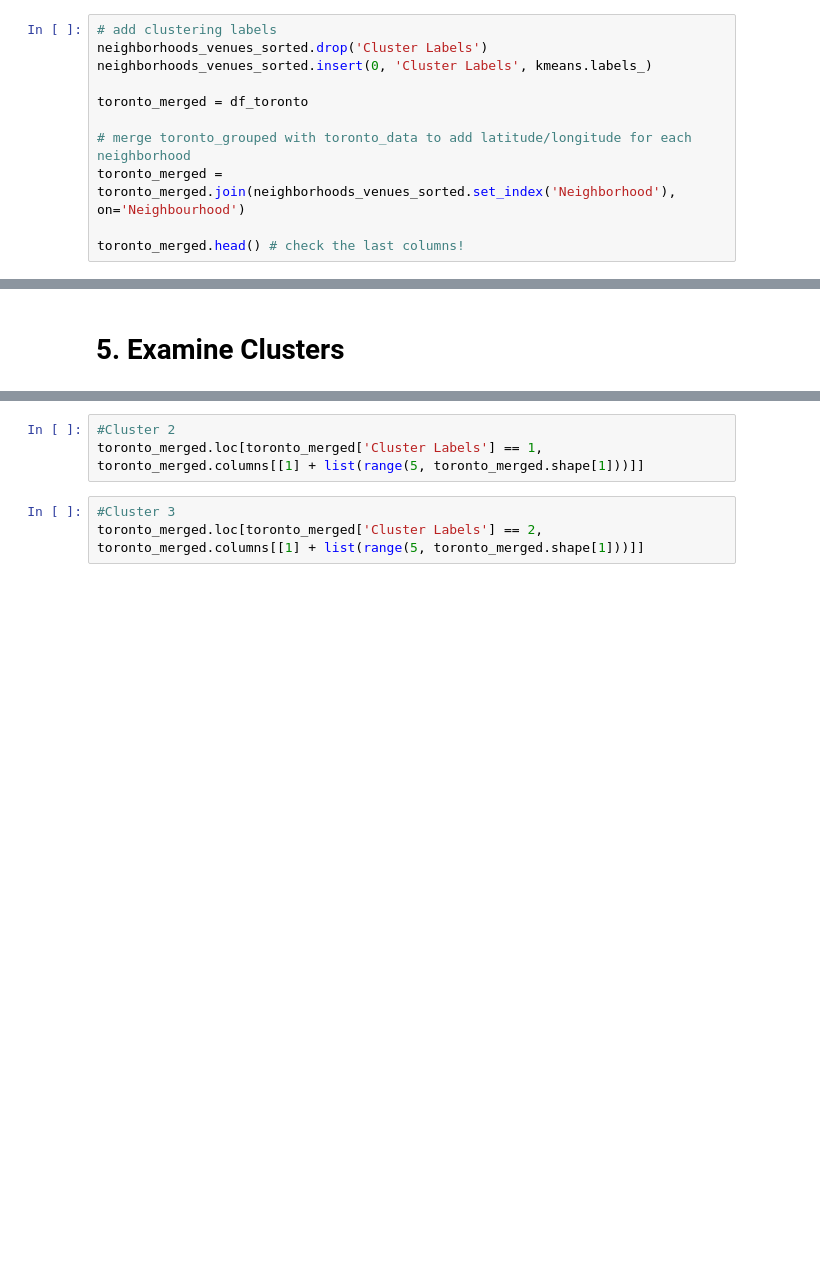
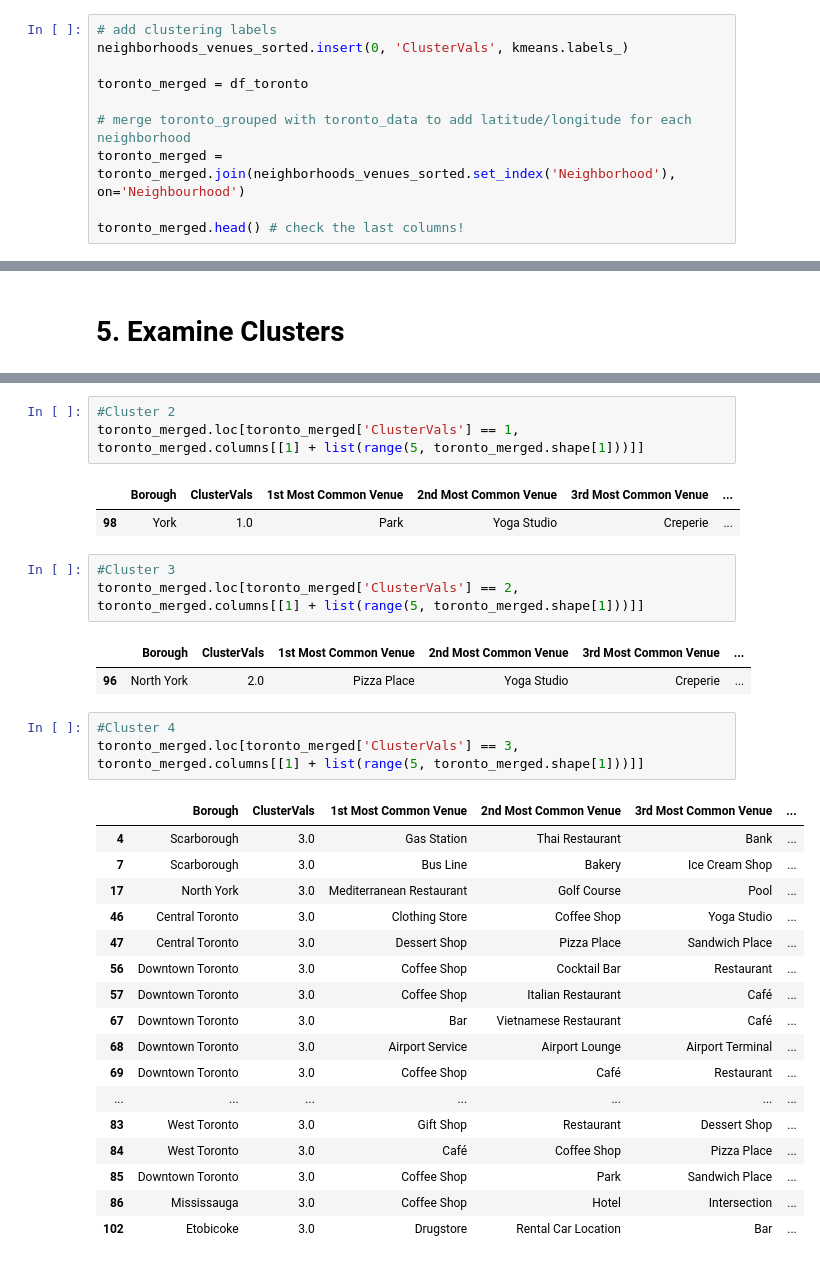
Before and after one commit to amendenhall137/ML_Capstone_Coursera, a Jupyter notebook: Coursera_Capstone.ipynb, the cells around one changed output, grey strips where cells are left out. Saved outputs shown, nothing was run; the diff lists cells and outputs as text; blank space fills up the shorter version.

Commit message:
Published from Watson Studio.

```diff
--- a/Coursera_Capstone.ipynb
+++ b/Coursera_Capstone.ipynb
@@ -420,7 +428,6 @@ array([0, 3, 3, 3, 3, 3, 3, 3, 3, 0], dtype=int32)
 # %%
 # add clustering labels
-neighborhoods_venues_sorted.drop('Cluster Labels')
-neighborhoods_venues_sorted.insert(0, 'Cluster Labels', kmeans.labels_)
+neighborhoods_venues_sorted.insert(0, 'ClusterVals', kmeans.labels_)
 
 toronto_merged = df_toronto
 
@@ -465,6 +479,33 @@ toronto_merged.loc[toronto_merged['Cluster Labels'] == 0, toronto_merged.columns
 # %%
 #Cluster 2
-toronto_merged.loc[toronto_merged['Cluster Labels'] == 1, toronto_merged.columns[[1] + list(range(5, toronto_merged.shape[1]))]]
+toronto_merged.loc[toronto_merged['ClusterVals'] == 1, toronto_merged.columns[[1] + list(range(5, toronto_merged.shape[1]))]]
+# %% [output]
+|  | Borough | ClusterVals | 1st Most Common Venue | 2nd Most Common Venue | 3rd Most Common Venue | ... |
+| 98 | York | 1.0 | Park | Yoga Studio | Creperie | ... |
 # %%
 #Cluster 3
-toronto_merged.loc[toronto_merged['Cluster Labels'] == 2, toronto_merged.columns[[1] + list(range(5, toronto_merged.shape[1]))]]
+toronto_merged.loc[toronto_merged['ClusterVals'] == 2, toronto_merged.columns[[1] + list(range(5, toronto_merged.shape[1]))]]
+# %% [output]
+|  | Borough | ClusterVals | 1st Most Common Venue | 2nd Most Common Venue | 3rd Most Common Venue | ... |
+| 96 | North York | 2.0 | Pizza Place | Yoga Studio | Creperie | ... |
+# %%
+#Cluster 4
+toronto_merged.loc[toronto_merged['ClusterVals'] == 3, toronto_merged.columns[[1] + list(range(5, toronto_merged.shape[1]))]]
+# %% [output]
+|  | Borough | ClusterVals | 1st Most Common Venue | 2nd Most Common Venue | 3rd Most Common Venue | ... |
+| 4 | Scarborough | 3.0 | Gas Station | Thai Restaurant | Bank | ... |
+| 7 | Scarborough | 3.0 | Bus Line | Bakery | Ice Cream Shop | ... |
+| 17 | North York | 3.0 | Mediterranean Restaurant | Golf Course | Pool | ... |
+| 46 | Central Toronto | 3.0 | Clothing Store | Coffee Shop | Yoga Studio | ... |
+| 47 | Central Toronto | 3.0 | Dessert Shop | Pizza Place | Sandwich Place | ... |
+| 56 | Downtown Toronto | 3.0 | Coffee Shop | Cocktail Bar | Restaurant | ... |
+| 57 | Downtown Toronto | 3.0 | Coffee Shop | Italian Restaurant | Café | ... |
+| 67 | Downtown Toronto | 3.0 | Bar | Vietnamese Restaurant | Café | ... |
+| 68 | Downtown Toronto | 3.0 | Airport Service | Airport Lounge | Airport Terminal | ... |
+| 69 | Downtown Toronto | 3.0 | Coffee Shop | Café | Restaurant | ... |
+| ... | ... | ... | ... | ... | ... | ... |
+| 83 | West Toronto | 3.0 | Gift Shop | Restaurant | Dessert Shop | ... |
+| 84 | West Toronto | 3.0 | Café | Coffee Shop | Pizza Place | ... |
+| 85 | Downtown Toronto | 3.0 | Coffee Shop | Park | Sandwich Place | ... |
+| 86 | Mississauga | 3.0 | Coffee Shop | Hotel | Intersection | ... |
+| 102 | Etobicoke | 3.0 | Drugstore | Rental Car Location | Bar | ... |
```
Also changed, not shown: parts of 6 cells of this notebook.
